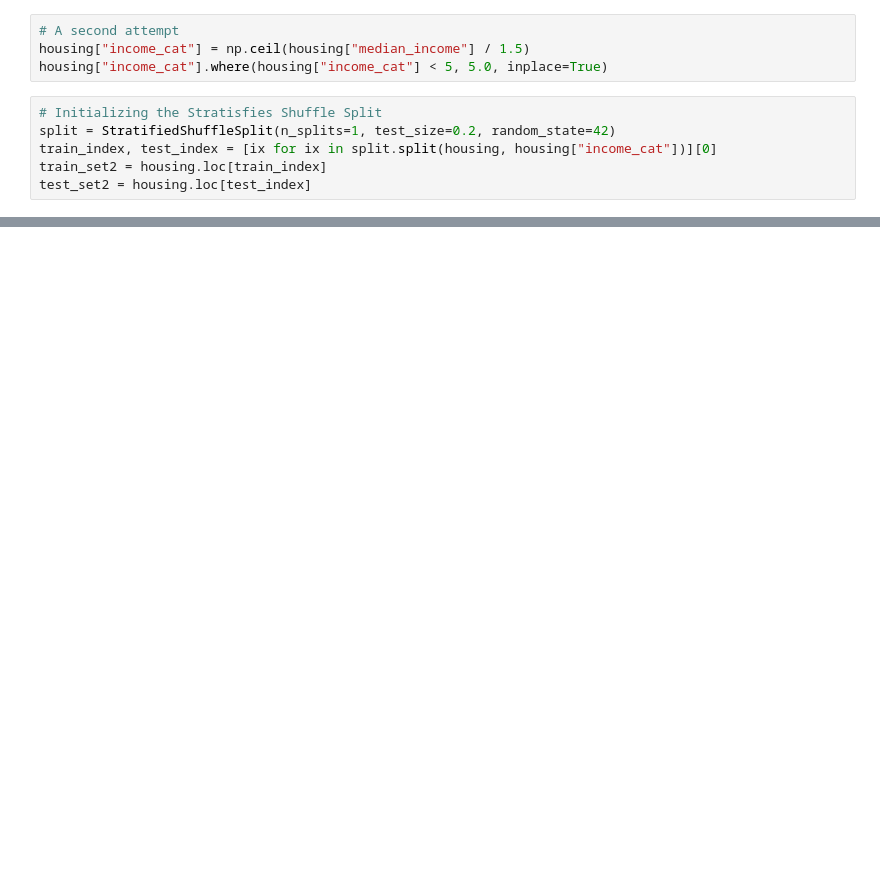
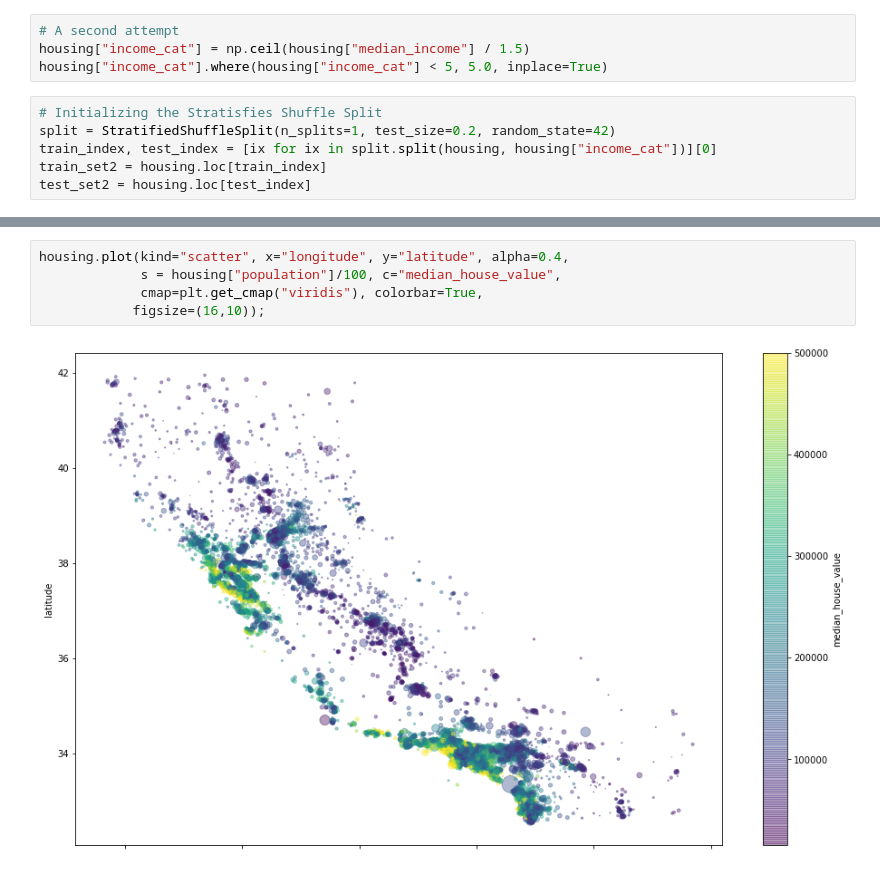
Before and after one commit to gerdm/machine_learning, a Jupyter notebook: scikitlearn_tflow/Housing.ipynb, the cells around one changed output, grey strips where cells are left out. Saved outputs shown, nothing was run; the diff lists cells and outputs as text; blank space fills up the shorter version.

```diff
--- a/scikitlearn_tflow/Housing.ipynb
+++ b/scikitlearn_tflow/Housing.ipynb
@@ -132,0 +121,7 @@ segregations
+# %%
+housing.plot(kind="scatter", x="longitude", y="latitude", alpha=0.4,
+             s = housing["population"]/100, c="median_house_value",
+             cmap=plt.get_cmap("viridis"), colorbar=True,
+            figsize=(16,10));
+# %% [output]
+[figure, added]
```
Also changed, not shown: parts of 11 cells of this notebook.
